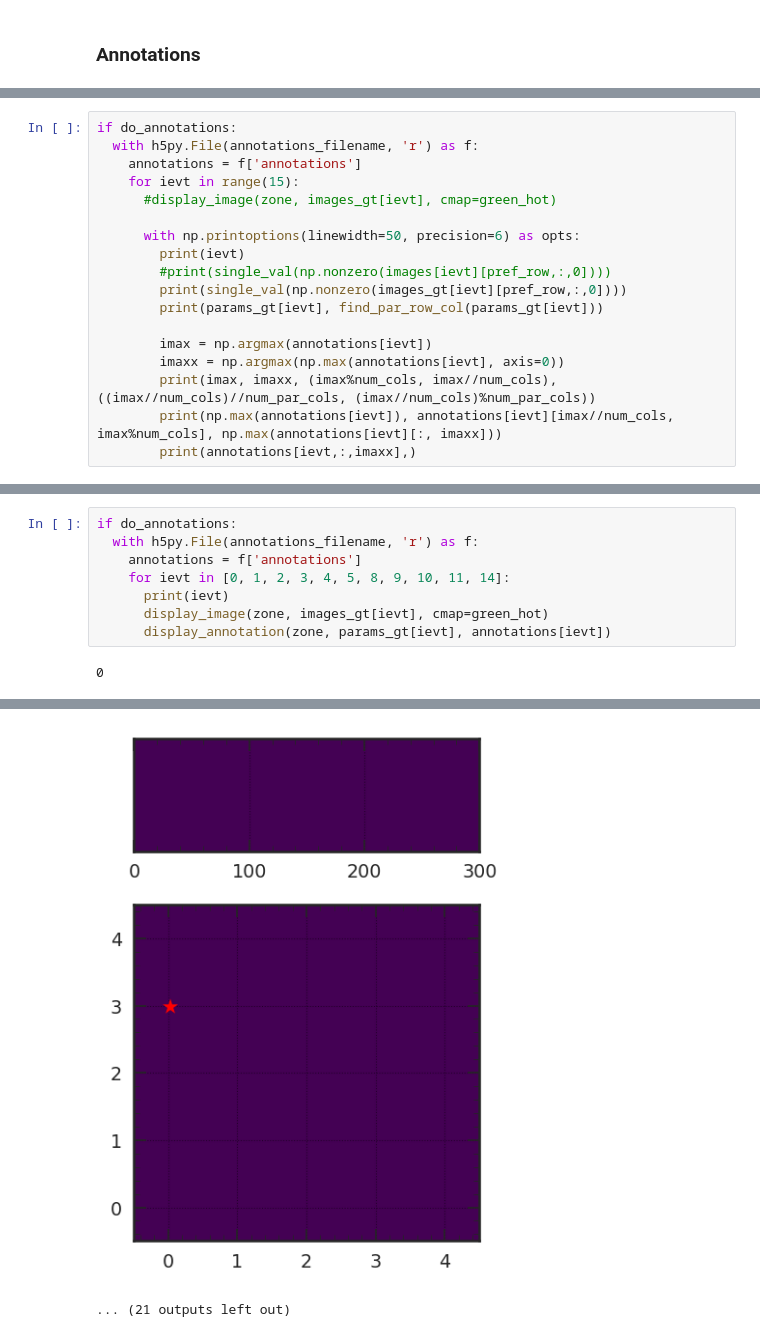
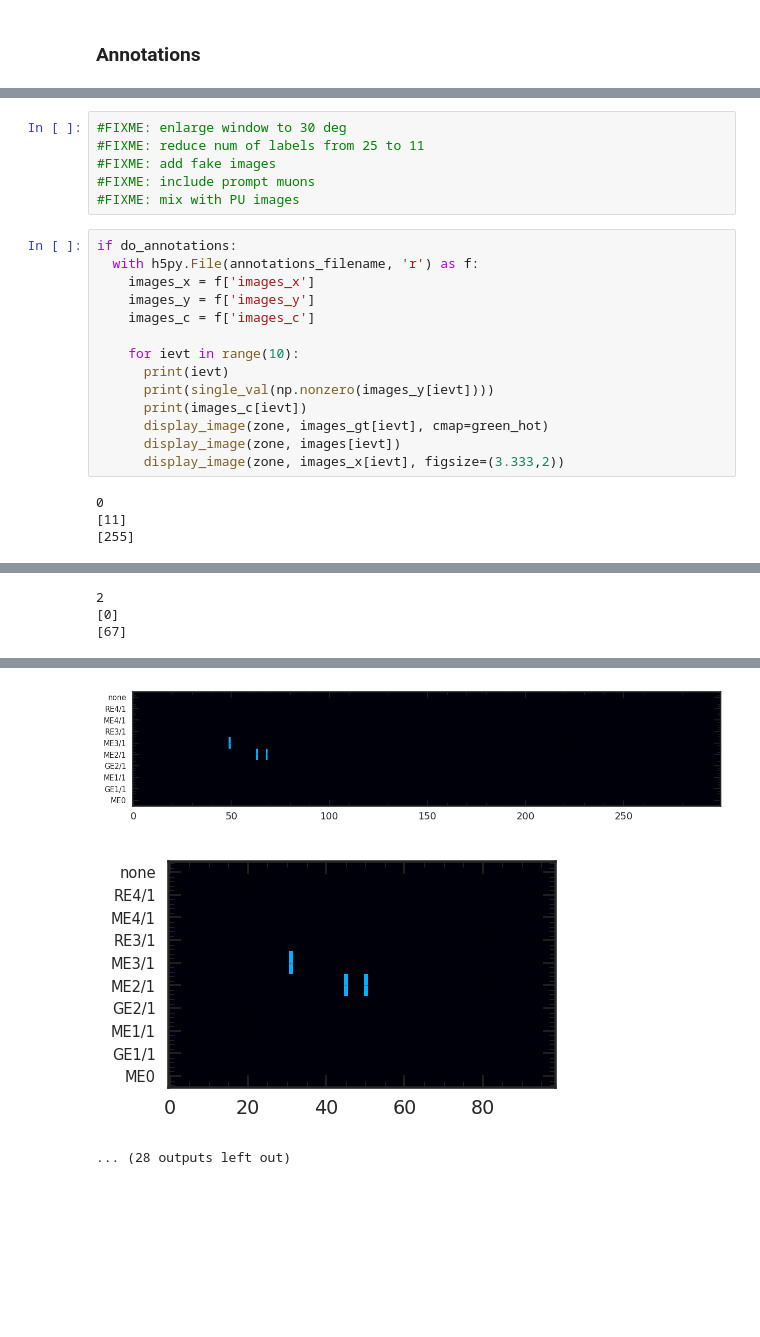
Before and after one commit to srosenzweig09/L1TMuonSimulationsMar2017, a Jupyter notebook: Analyzers/test9/cnn_training_boxes6.ipynb, the cells around one changed output, grey strips where cells are left out. Cells and saved outputs as stored; diff of their text form; blank space fills up the shorter version.

```diff
--- a/Analyzers/test9/cnn_training_boxes6.ipynb
+++ b/Analyzers/test9/cnn_training_boxes6.ipynb
@@ -1139,18 +1192,0 @@ Wall time: 2min 51s
-# %%
-if do_annotations:
-  with h5py.File(annotations_filename, 'r') as f:
-    annotations = f['annotations']
-    for ievt in range(15):
-      #display_image(zone, images_gt[ievt], cmap=green_hot)
-
-      with np.printoptions(linewidth=50, precision=6) as opts:
-        print(ievt)
-        #print(single_val(np.nonzero(images[ievt][pref_row,:,0])))
-        print(single_val(np.nonzero(images_gt[ievt][pref_row,:,0])))
-        print(params_gt[ievt], find_par_row_col(params_gt[ievt]))
-
-        imax = np.argmax(annotations[ievt])
-        imaxx = np.argmax(np.max(annotations[ievt], axis=0))
-        print(imax, imaxx, (imax%num_cols, imax//num_cols), ((imax//num_cols)//num_par_cols, (imax//num_cols)%num_par_cols))
-        print(np.max(annotations[ievt]), annotations[ievt][imax//num_cols, imax%num_cols], np.max(annotations[ievt][:, imaxx]))
-        print(annotations[ievt,:,imaxx],)
@@ -1175,11 +1193,25 @@ if do_annotations:
+# %%
+#FIXME: enlarge window to 30 deg
+#FIXME: reduce num of labels from 25 to 11
+#FIXME: add fake images
+#FIXME: include prompt muons
+#FIXME: mix with PU images
 # %%
 if do_annotations:
   with h5py.File(annotations_filename, 'r') as f:
-    annotations = f['annotations']
-    for ievt in [0, 1, 2, 3, 4, 5, 8, 9, 10, 11, 14]:
+    images_x = f['images_x']
+    images_y = f['images_y']
+    images_c = f['images_c']
+
+    for ievt in range(10):
       print(ievt)
+      print(single_val(np.nonzero(images_y[ievt])))
+      print(images_c[ievt])
       display_image(zone, images_gt[ievt], cmap=green_hot)
-      display_annotation(zone, params_gt[ievt], annotations[ievt])
+      display_image(zone, images[ievt])
+      display_image(zone, images_x[ievt], figsize=(3.333,2))
 # %% [output]
 0
+[11]
+[255]
 [figure]
@@ -1193,0 +1226,3 @@ if do_annotations:
+2
+[0]
+[67]
@@ -1195,2 +1230,3 @@ if do_annotations:
-[figure, old version]
+[figure, new version]
-... (21 outputs left out)
+[figure, added]
+... (28 outputs left out)
```
Also changed, not shown: parts of 26 cells of this notebook, 1 other file.
